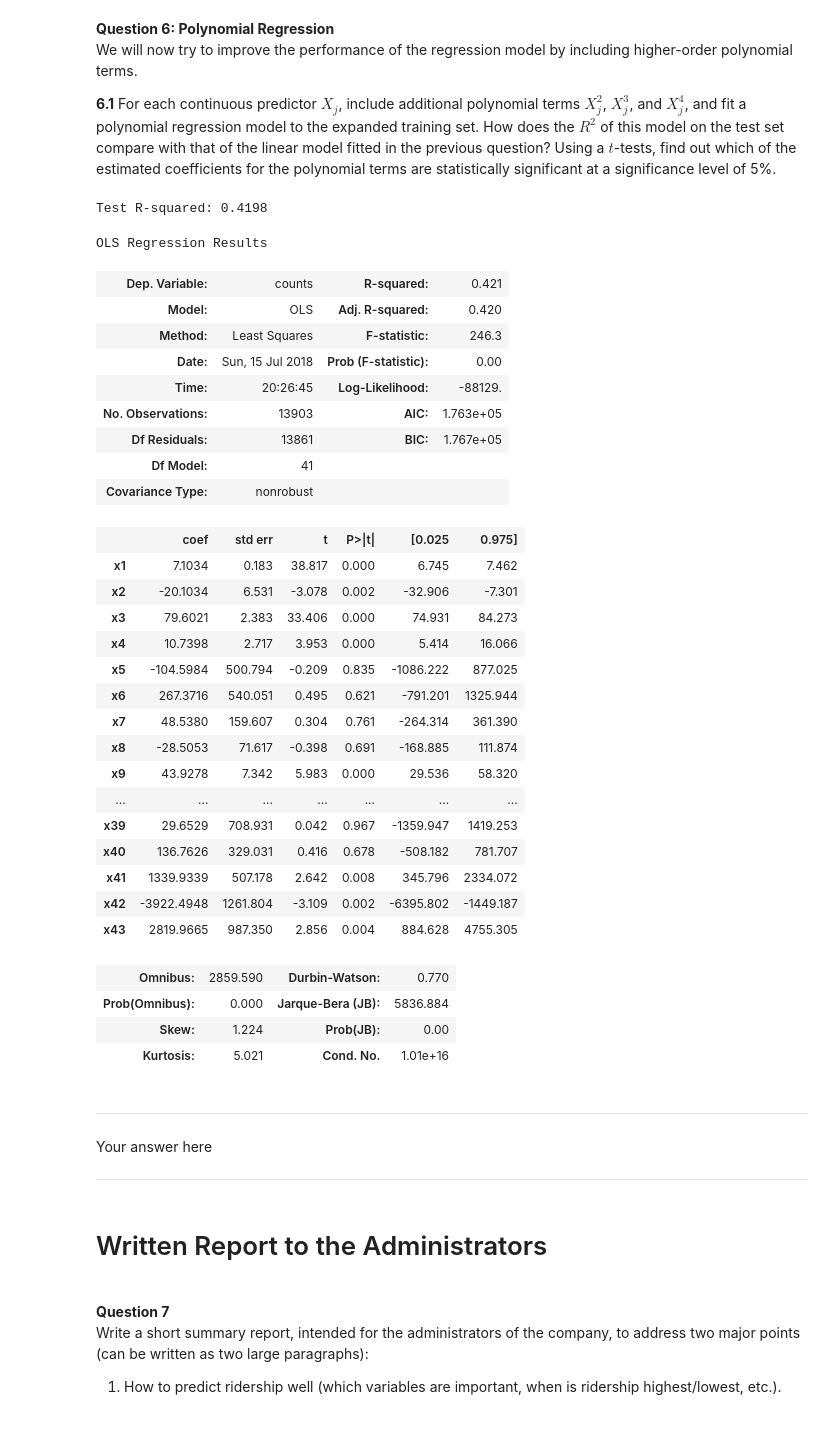
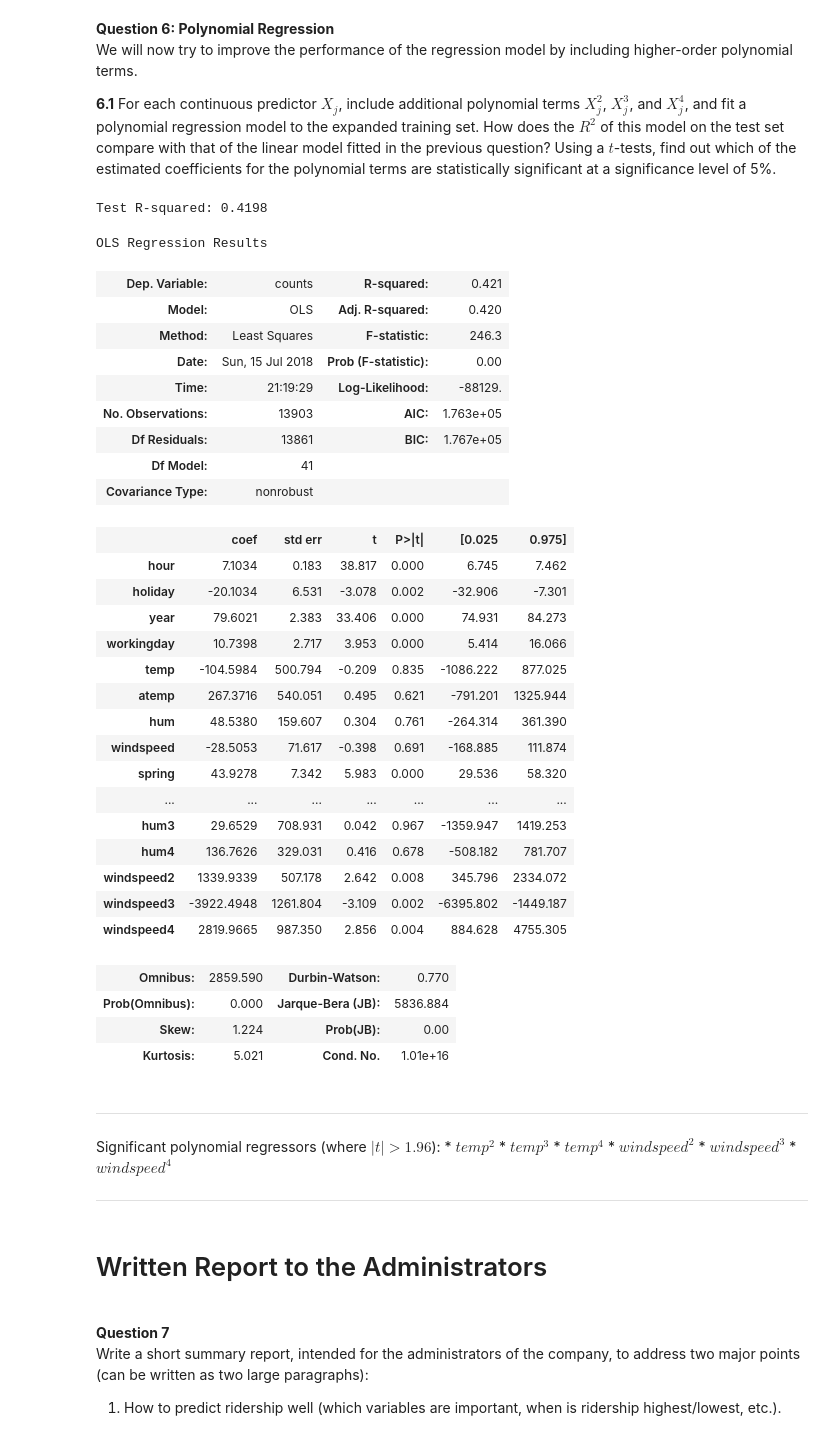
Before and after one commit to ejohnsson/CS109A, a Jupyter notebook: HW3_with_6.ipynb, the cells around one changed output. Cells and saved outputs as stored; diff of their text form; code cells hidden in the pictures.

```diff
--- a/HW3_with_6.ipynb
+++ b/HW3_with_6.ipynb
@@ -910,6 +910,7 @@ We will now try to improve the performance of the regression model by including
 
 **6.1** For each continuous predictor $X_j$, include additional polynomial terms $X^2_j$, $X^3_j$, and $X^4_j$, and fit a polynomial regression model to the expanded training set. How does the $R^2$ of this model on the test set compare with that of the linear model fitted in the previous question? Using a $t$-tests, find out which of the estimated coefficients for the polynomial terms are statistically significant at a significance level of 5%.
 # %%
+# build design matrix for degree 4 polynomial regression
 def build_model4_design(df):
 
     # get continuous variables
@@ -918,62 +919,82 @@ def build_model4_design(df):
     # convert to numpy array
     design_mat = df.as_matrix()
 
+    # degree 4 polynomials
     transformer_4 = PolynomialFeatures(4, include_bias=False)
 
     # for each continuous predictor
     for predictor in cont_predictors:
 
         # append new polynomial predictors to the design matrix
         new_predictors = transformer_4.fit_transform(cont_predictors[predictor].values.reshape(-1, 1))[:,1:]
         design_mat = np.concatenate([design_mat, new_predictors], axis=1)
 
-    return design_mat
+    # add the names of new predictors to list of columns
+    new_cols = []
+    for i in range(len(cont_predictors.columns)):
+        new_cols = new_cols + [cont_predictors.columns[i] + '2',
+                               cont_predictors.columns[i] + '3',
+                               cont_predictors.columns[i] + '4']
+    cols = list(predictors_train.columns) + new_cols
+
+    # recreate DataFrame with new predictors
+    design_df = pd.DataFrame(data=design_mat,index=range(len(design_mat)),columns=cols)
+
+    return design_df
 
 # make design matrices
 train_design = build_model4_design(predictors_train)
 test_design = build_model4_design(predictors_test)
 
+# build model on training data
 fitted_model_4 = OLS(endog = counts_train, exog = train_design, hasconst=True).fit()
 
+# print R^2 for test data
 print("Test R-squared:", round(r2_score(counts_test, fitted_model_4.predict(test_design)), 4))
 
 fitted_model_4.summary()
 # %% [output]
 Test R-squared: 0.4198
 OLS Regression Results
 | Dep. Variable: | counts | R-squared: | 0.421 |
 | Model: | OLS | Adj. R-squared: | 0.420 |
 | Method: | Least Squares | F-statistic: | 246.3 |
 | Date: | Sun, 15 Jul 2018 | Prob (F-statistic): | 0.00 |
-| Time: | 20:26:45 | Log-Likelihood: | -88129. |
+| Time: | 21:19:29 | Log-Likelihood: | -88129. |
 | No. Observations: | 13903 | AIC: | 1.763e+05 |
 | Df Residuals: | 13861 | BIC: | 1.767e+05 |
 | Df Model: | 41 |  |  |
 | Covariance Type: | nonrobust |  |  |
 |  | coef | std err | t | P>|t| | [0.025 | 0.975] |
-| x1 | 7.1034 | 0.183 | 38.817 | 0.000 | 6.745 | 7.462 |
-| x2 | -20.1034 | 6.531 | -3.078 | 0.002 | -32.906 | -7.301 |
-| x3 | 79.6021 | 2.383 | 33.406 | 0.000 | 74.931 | 84.273 |
-| x4 | 10.7398 | 2.717 | 3.953 | 0.000 | 5.414 | 16.066 |
-| x5 | -104.5984 | 500.794 | -0.209 | 0.835 | -1086.222 | 877.025 |
-| x6 | 267.3716 | 540.051 | 0.495 | 0.621 | -791.201 | 1325.944 |
-| x7 | 48.5380 | 159.607 | 0.304 | 0.761 | -264.314 | 361.390 |
-| x8 | -28.5053 | 71.617 | -0.398 | 0.691 | -168.885 | 111.874 |
-| x9 | 43.9278 | 7.342 | 5.983 | 0.000 | 29.536 | 58.320 |
+| hour | 7.1034 | 0.183 | 38.817 | 0.000 | 6.745 | 7.462 |
+| holiday | -20.1034 | 6.531 | -3.078 | 0.002 | -32.906 | -7.301 |
+| year | 79.6021 | 2.383 | 33.406 | 0.000 | 74.931 | 84.273 |
+| workingday | 10.7398 | 2.717 | 3.953 | 0.000 | 5.414 | 16.066 |
+| temp | -104.5984 | 500.794 | -0.209 | 0.835 | -1086.222 | 877.025 |
+| atemp | 267.3716 | 540.051 | 0.495 | 0.621 | -791.201 | 1325.944 |
+| hum | 48.5380 | 159.607 | 0.304 | 0.761 | -264.314 | 361.390 |
+| windspeed | -28.5053 | 71.617 | -0.398 | 0.691 | -168.885 | 111.874 |
+| spring | 43.9278 | 7.342 | 5.983 | 0.000 | 29.536 | 58.320 |
 | ... | ... | ... | ... | ... | ... | ... |
-| x39 | 29.6529 | 708.931 | 0.042 | 0.967 | -1359.947 | 1419.253 |
-| x40 | 136.7626 | 329.031 | 0.416 | 0.678 | -508.182 | 781.707 |
-| x41 | 1339.9339 | 507.178 | 2.642 | 0.008 | 345.796 | 2334.072 |
-| x42 | -3922.4948 | 1261.804 | -3.109 | 0.002 | -6395.802 | -1449.187 |
-| x43 | 2819.9665 | 987.350 | 2.856 | 0.004 | 884.628 | 4755.305 |
+| hum3 | 29.6529 | 708.931 | 0.042 | 0.967 | -1359.947 | 1419.253 |
+| hum4 | 136.7626 | 329.031 | 0.416 | 0.678 | -508.182 | 781.707 |
+| windspeed2 | 1339.9339 | 507.178 | 2.642 | 0.008 | 345.796 | 2334.072 |
+| windspeed3 | -3922.4948 | 1261.804 | -3.109 | 0.002 | -6395.802 | -1449.187 |
+| windspeed4 | 2819.9665 | 987.350 | 2.856 | 0.004 | 884.628 | 4755.305 |
 | Omnibus: | 2859.590 | Durbin-Watson: | 0.770 |
 | Prob(Omnibus): | 0.000 | Jarque-Bera (JB): | 5836.884 |
 | Skew: | 1.224 | Prob(JB): | 0.00 |
 | Kurtosis: | 5.021 | Cond. No. | 1.01e+16 |
-# %% [markdown]
-<HR>
-Your answer here
-<HR>
+# %% [markdown]
+<HR>
+Significant polynomial regressors (where $| t | > 1.96$):
+* $temp^2$
+* $temp^3$
+* $temp^4$
+* $windspeed^2$
+* $windspeed^3$
+* $windspeed^4$
+<HR>
 # %% [markdown]
 #  Written Report to the Administrators
 <br>
```
